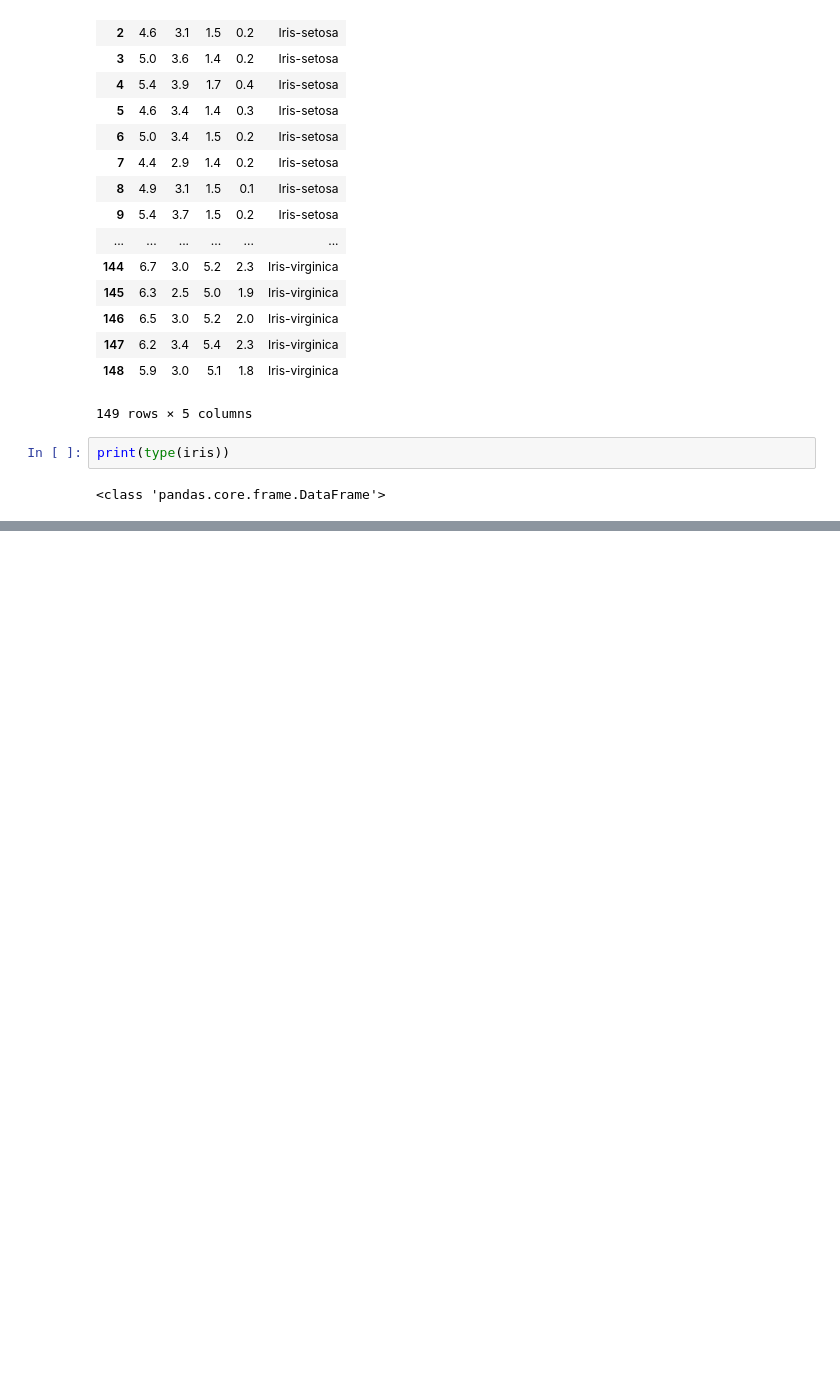
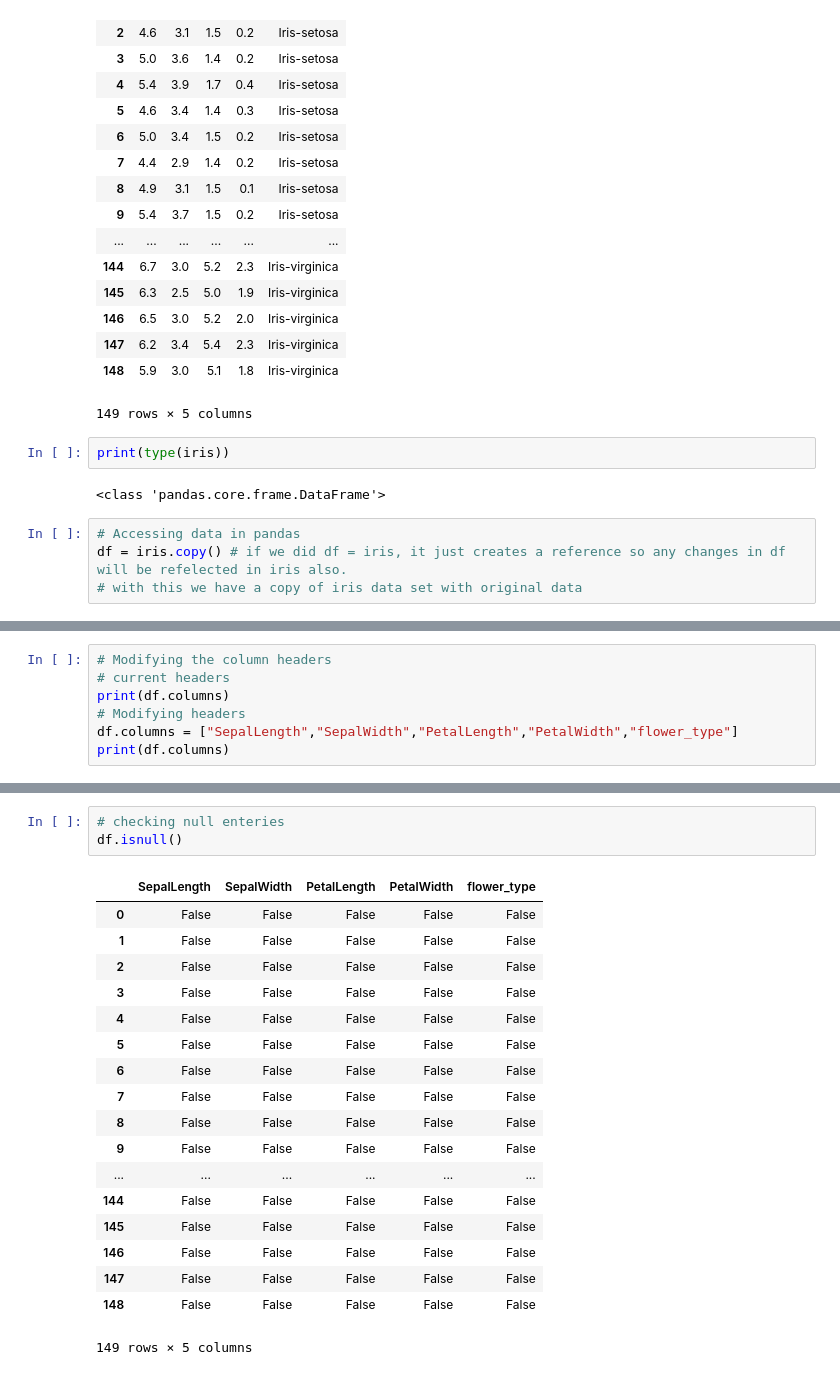
Before and after one commit to anmolkhanna93/MachileLearningPractise, a Jupyter notebook: Pandas.ipynb, the cells around one changed output, grey strips where cells are left out. Saved outputs shown, nothing was run; the diff lists cells and outputs as text; blank space fills up the shorter version.

Commit message:
Accessing and playing with data using pandas

```diff
--- a/Pandas.ipynb
+++ b/Pandas.ipynb
@@ -28,3 +28,7 @@ iris # here pd has taken first row has column header
 print(type(iris))
 # %% [output]
 <class 'pandas.core.frame.DataFrame'>
+# %%
+# Accessing data in pandas
+df = iris.copy() # if we did df = iris, it just creates a reference so any changes in df will be refelected in iris also.
+# with this we have a copy of iris data set with original data
@@ -30,0 +62,7 @@ print(type(iris))
+# %%
+# Modifying the column headers
+# current headers
+print(df.columns)
+# Modifying headers
+df.columns = ["SepalLength","SepalWidth","PetalLength","PetalWidth","flower_type"]
+print(df.columns)
@@ -30,0 +132,22 @@ print(type(iris))
+# %%
+# checking null enteries
+df.isnull()
+# %% [output]
+|  | SepalLength | SepalWidth | PetalLength | PetalWidth | flower_type |
+| 0 | False | False | False | False | False |
+| 1 | False | False | False | False | False |
+| 2 | False | False | False | False | False |
+| 3 | False | False | False | False | False |
+| 4 | False | False | False | False | False |
+| 5 | False | False | False | False | False |
+| 6 | False | False | False | False | False |
+| 7 | False | False | False | False | False |
+| 8 | False | False | False | False | False |
+| 9 | False | False | False | False | False |
+| ... | ... | ... | ... | ... | ... |
+| 144 | False | False | False | False | False |
+| 145 | False | False | False | False | False |
+| 146 | False | False | False | False | False |
+| 147 | False | False | False | False | False |
+| 148 | False | False | False | False | False |
+149 rows × 5 columns
```
Also changed, not shown: parts of 10 cells of this notebook.
